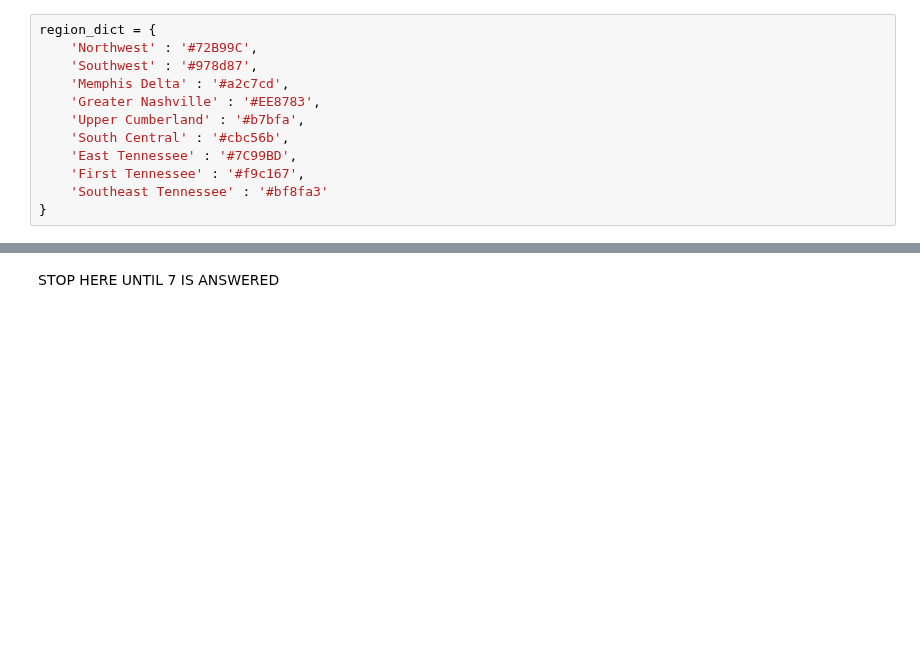
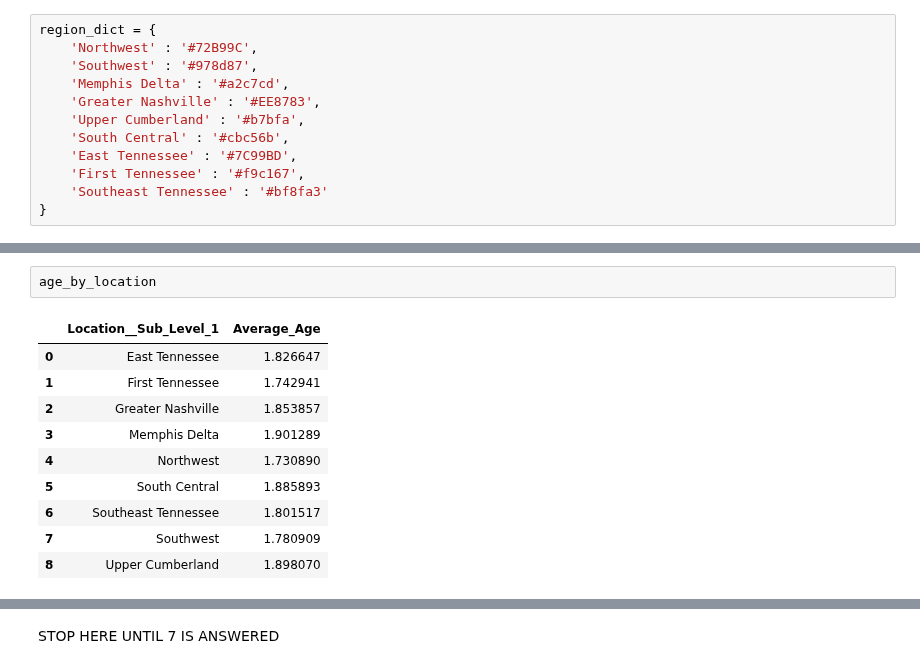
Before and after one commit to NSS-Data-Analytics-Cohort-10/teis-concat-dog, a Jupyter notebook: notebooks/teis_concatdog.ipynb, the cells around one changed output, grey strips where cells are left out. Saved outputs shown, nothing was run; the diff lists cells and outputs as text; blank space fills up the shorter version.

```diff
--- a/notebooks/teis_concatdog.ipynb
+++ b/notebooks/teis_concatdog.ipynb
@@ -539,0 +564,13 @@ Saturday:
+# %%
+age_by_location
+# %% [output]
+|  | Location__Sub_Level_1 | Average_Age |
+| 0 | East Tennessee | 1.826647 |
+| 1 | First Tennessee | 1.742941 |
+| 2 | Greater Nashville | 1.853857 |
+| 3 | Memphis Delta | 1.901289 |
+| 4 | Northwest | 1.730890 |
+| 5 | South Central | 1.885893 |
+| 6 | Southeast Tennessee | 1.801517 |
+| 7 | Southwest | 1.780909 |
+| 8 | Upper Cumberland | 1.898070 |
```
Also changed, not shown: parts of 13 cells of this notebook.
